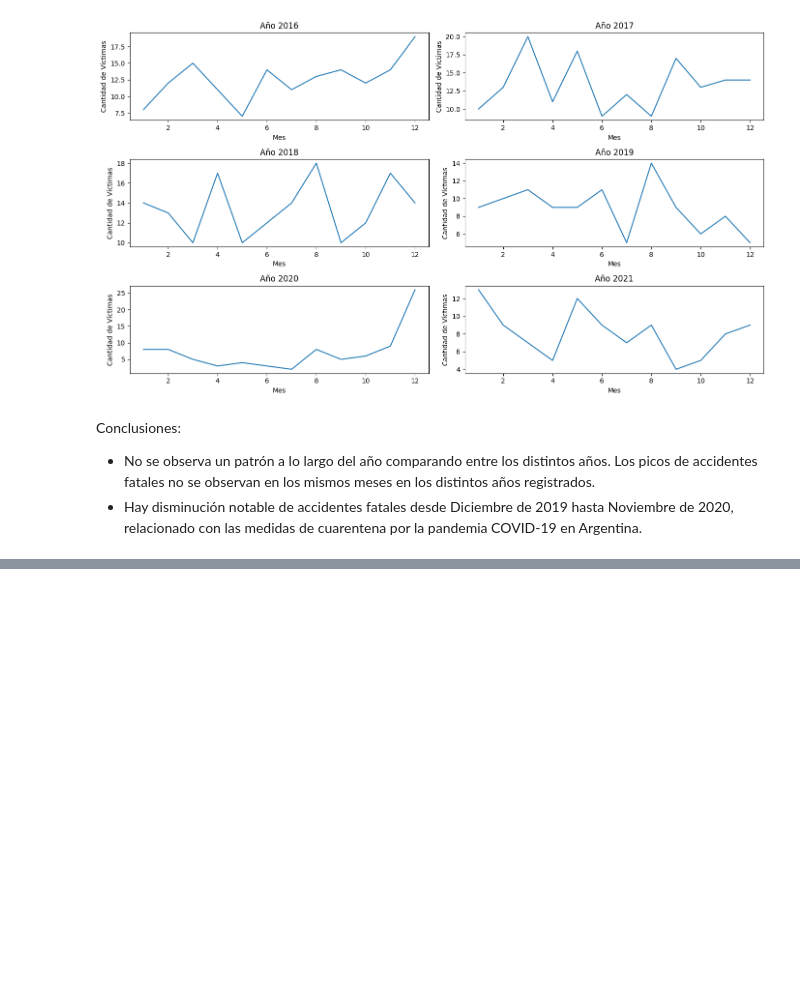
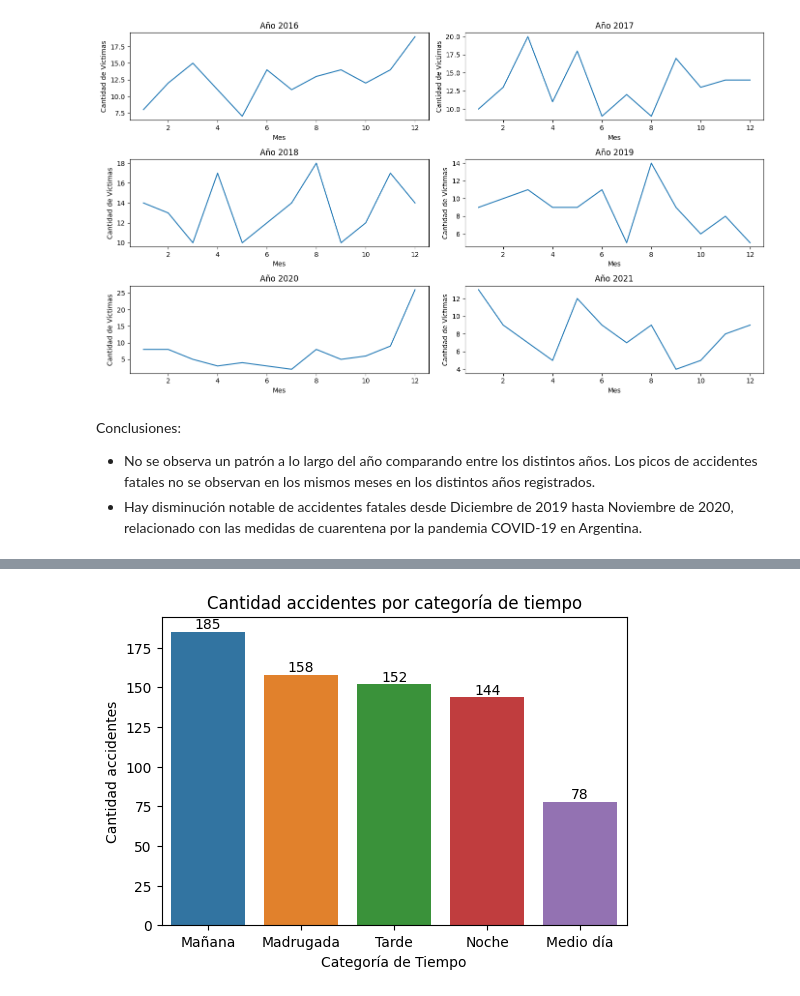
Before and after one commit to Ivan2125/Data-Analytics-Siniestros-Viales, a Jupyter notebook: 01-eda.ipynb, the cells around one changed output, grey strips where cells are left out. Drawn from its saved outputs; the diff is of its cells as text; code cells hidden in the pictures; blank space fills up the shorter version.

```diff
--- a/01-eda.ipynb
+++ b/01-eda.ipynb
@@ -814,0 +850,4 @@ utils.cantidad_victimas_mensuales(homicidios)
+# %%
+utils.cantidad_accidentes_por_categoria_tiempo(homicidios)
+# %% [output]
+[figure, added]
```
Also changed, not shown: parts of 40 cells of this notebook, 1 other file.
